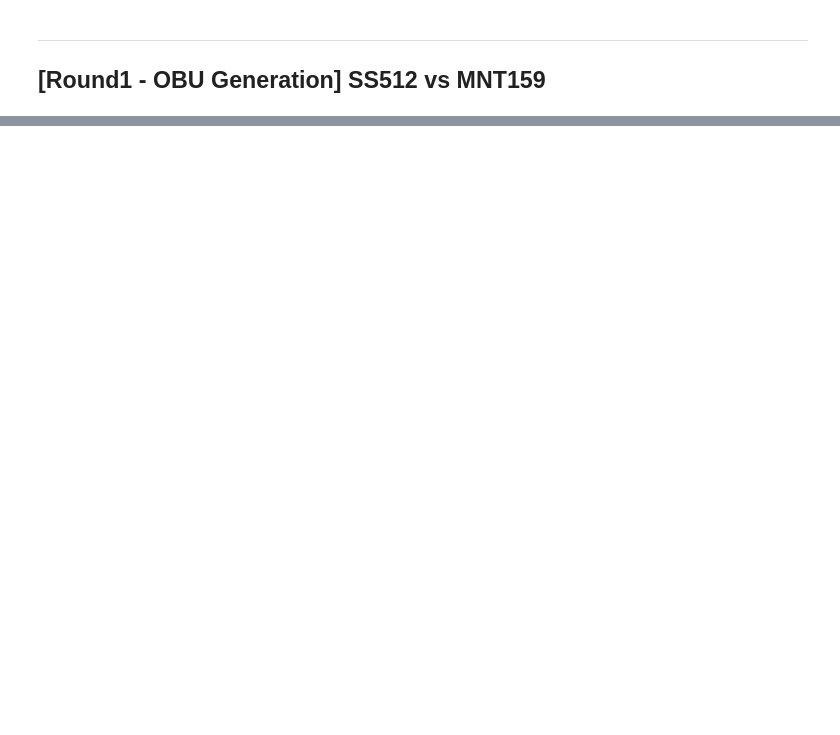
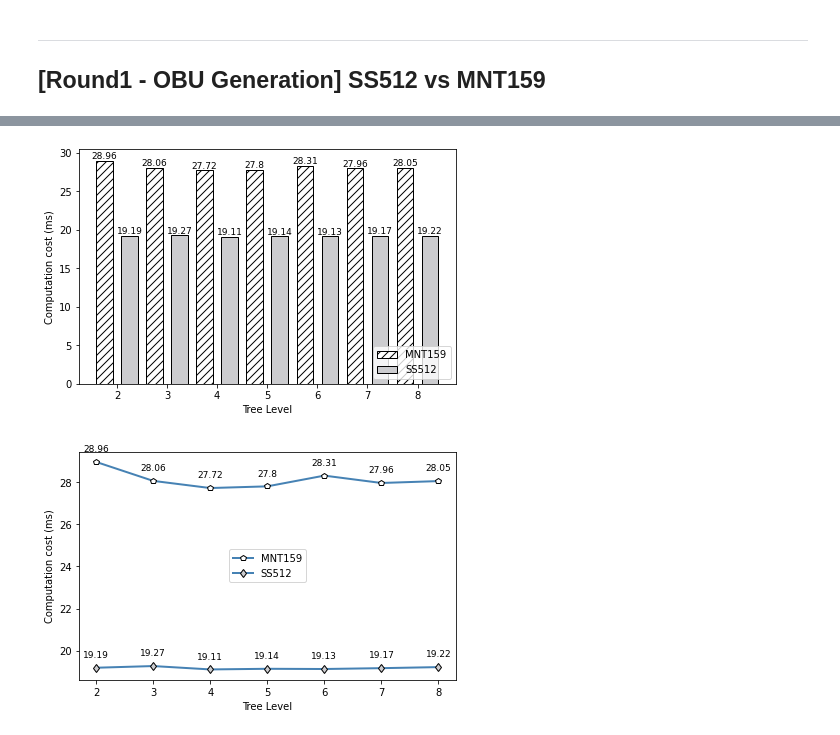
Before and after one commit to IBRS4VANETs/TEST-CASEs, a Jupyter notebook: note.ipynb, the cells around one changed output, grey strips where cells are left out. Drawn from its saved outputs; the diff is of its cells as text; code cells hidden in the pictures; blank space fills up the shorter version.

```diff
--- a/note.ipynb
+++ b/note.ipynb
@@ -53,0 +116,6 @@ pltbar(3, 0.35, time_cost, ['MNT159', 'SS512'], range(10, 14), 'Computation cost
+# %%
+pltbar(len(time_cost[0]), 12, time_cost, types, range(2, 9), 'Computation cost (ms)', 4, 'Tree Level')
+pltpoly(len(time_cost[0]), time_cost, types, range(2, 9), 'Computation cost (ms)', 10, 'Tree Level')
+# %% [output]
+[figure, added]
+[figure, added]
```
Also changed, not shown: parts of 18 cells of this notebook, 1 other file.
